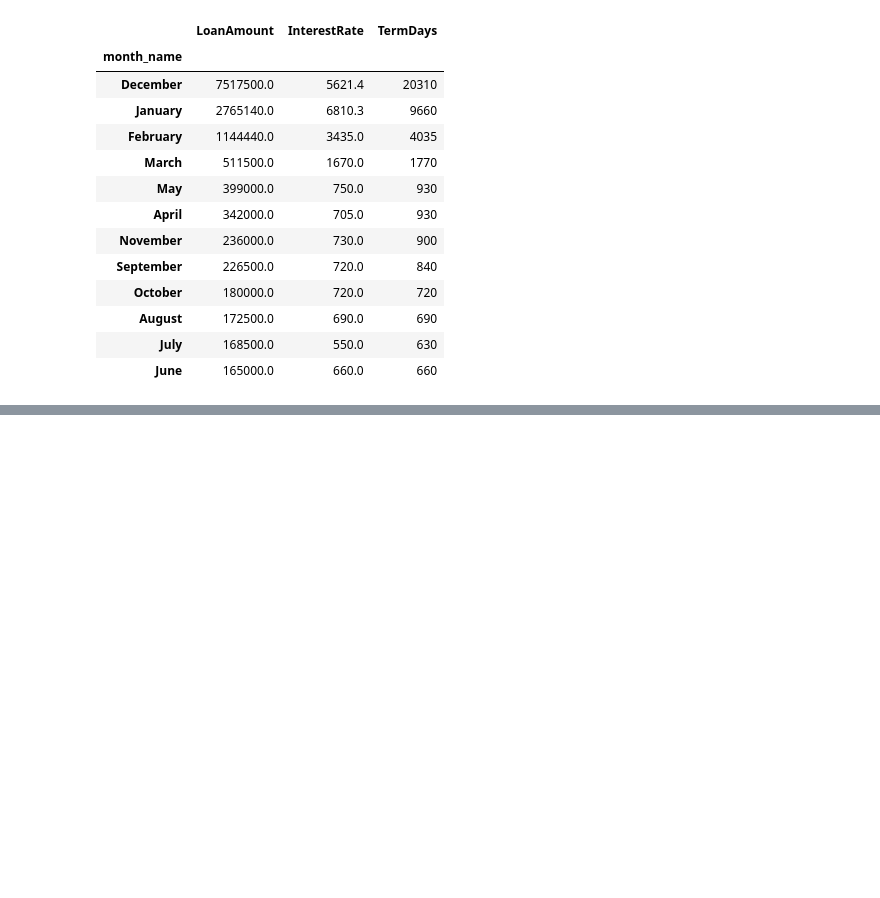
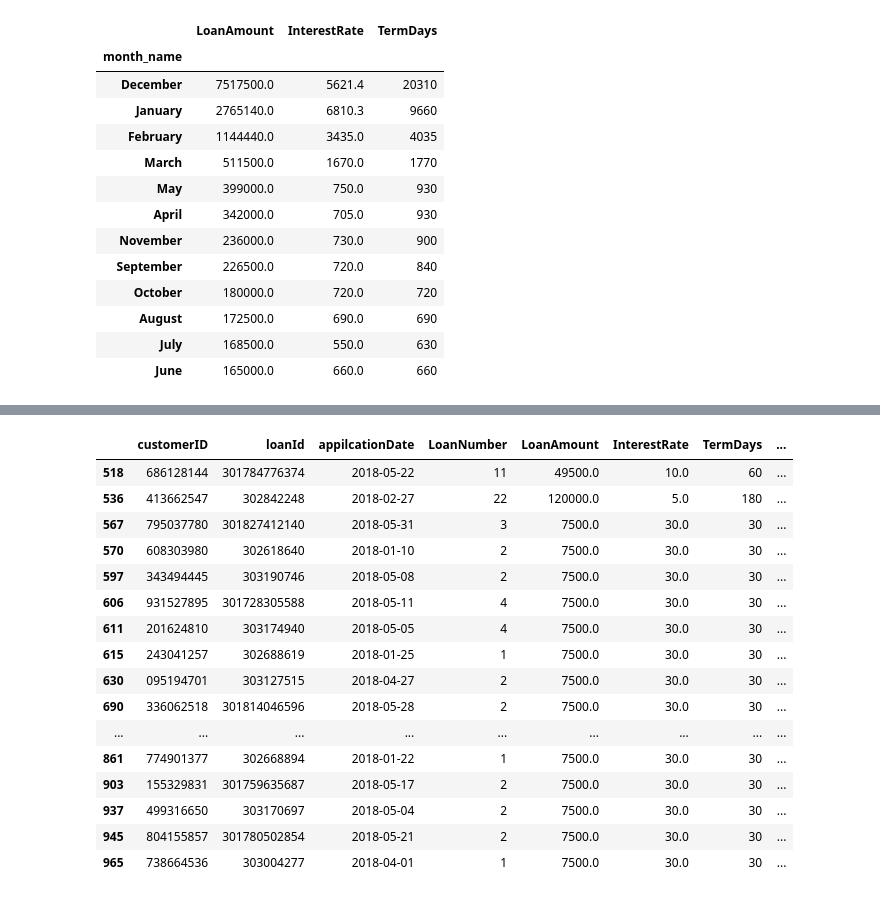
Before and after one commit to dtekluva/cohort3b8wd, a Jupyter notebook: atha/jupyter/pandas_tut.ipynb, the cells around one changed output, grey strips where cells are left out. Drawn from its saved outputs; the diff is of its cells as text; code cells hidden in the pictures; blank space fills up the shorter version.

```diff
--- a/atha/jupyter/pandas_tut.ipynb
+++ b/atha/jupyter/pandas_tut.ipynb
@@ -472,0 +480,2 @@ collection_month_groups
+# %%
+appli_data["repayment_month_name"] = appli_data.repaymentPaidDate.dt.month_name() # GET MONTH NAMES FOR WHEN LOANS WERE PAID BACK
@@ -472,0 +536,21 @@ collection_month_groups
+# %%
+june_filter = appli_data["repayment_month_name"] == "June" # filter only june repayments
+appli_data[june_filter]
+# %% [output]
+|  | customerID | loanId | appilcationDate | LoanNumber | LoanAmount | InterestRate | TermDays | ... |
+| 518 | 686128144 | 301784776374 | 2018-05-22 | 11 | 49500.0 | 10.0 | 60 | ... |
+| 536 | 413662547 | 302842248 | 2018-02-27 | 22 | 120000.0 | 5.0 | 180 | ... |
+| 567 | 795037780 | 301827412140 | 2018-05-31 | 3 | 7500.0 | 30.0 | 30 | ... |
+| 570 | 608303980 | 302618640 | 2018-01-10 | 2 | 7500.0 | 30.0 | 30 | ... |
+| 597 | 343494445 | 303190746 | 2018-05-08 | 2 | 7500.0 | 30.0 | 30 | ... |
+| 606 | 931527895 | 301728305588 | 2018-05-11 | 4 | 7500.0 | 30.0 | 30 | ... |
+| 611 | 201624810 | 303174940 | 2018-05-05 | 4 | 7500.0 | 30.0 | 30 | ... |
+| 615 | 243041257 | 302688619 | 2018-01-25 | 1 | 7500.0 | 30.0 | 30 | ... |
+| 630 | 095194701 | 303127515 | 2018-04-27 | 2 | 7500.0 | 30.0 | 30 | ... |
+| 690 | 336062518 | 301814046596 | 2018-05-28 | 2 | 7500.0 | 30.0 | 30 | ... |
+| ... | ... | ... | ... | ... | ... | ... | ... | ... |
+| 861 | 774901377 | 302668894 | 2018-01-22 | 1 | 7500.0 | 30.0 | 30 | ... |
+| 903 | 155329831 | 301759635687 | 2018-05-17 | 2 | 7500.0 | 30.0 | 30 | ... |
+| 937 | 499316650 | 303170697 | 2018-05-04 | 2 | 7500.0 | 30.0 | 30 | ... |
+| 945 | 804155857 | 301780502854 | 2018-05-21 | 2 | 7500.0 | 30.0 | 30 | ... |
+| 965 | 738664536 | 303004277 | 2018-04-01 | 1 | 7500.0 | 30.0 | 30 | ... |
```
Also changed, not shown: parts of 14 cells of this notebook, 3 other files.
